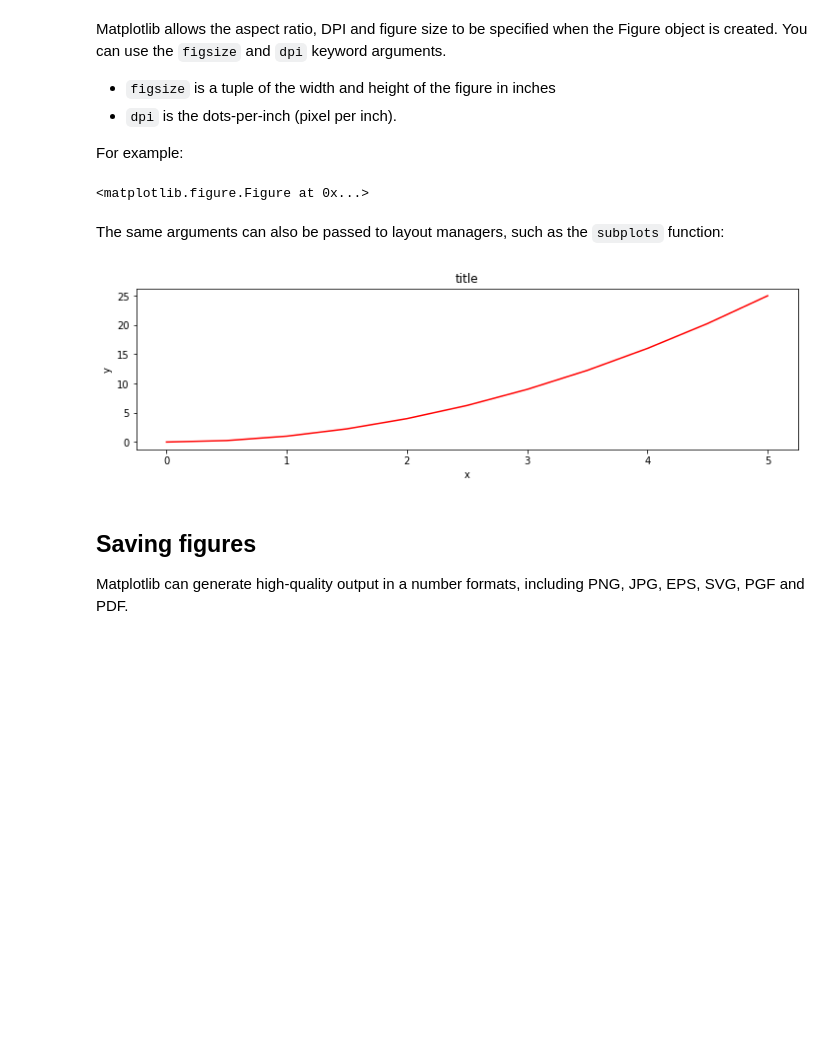
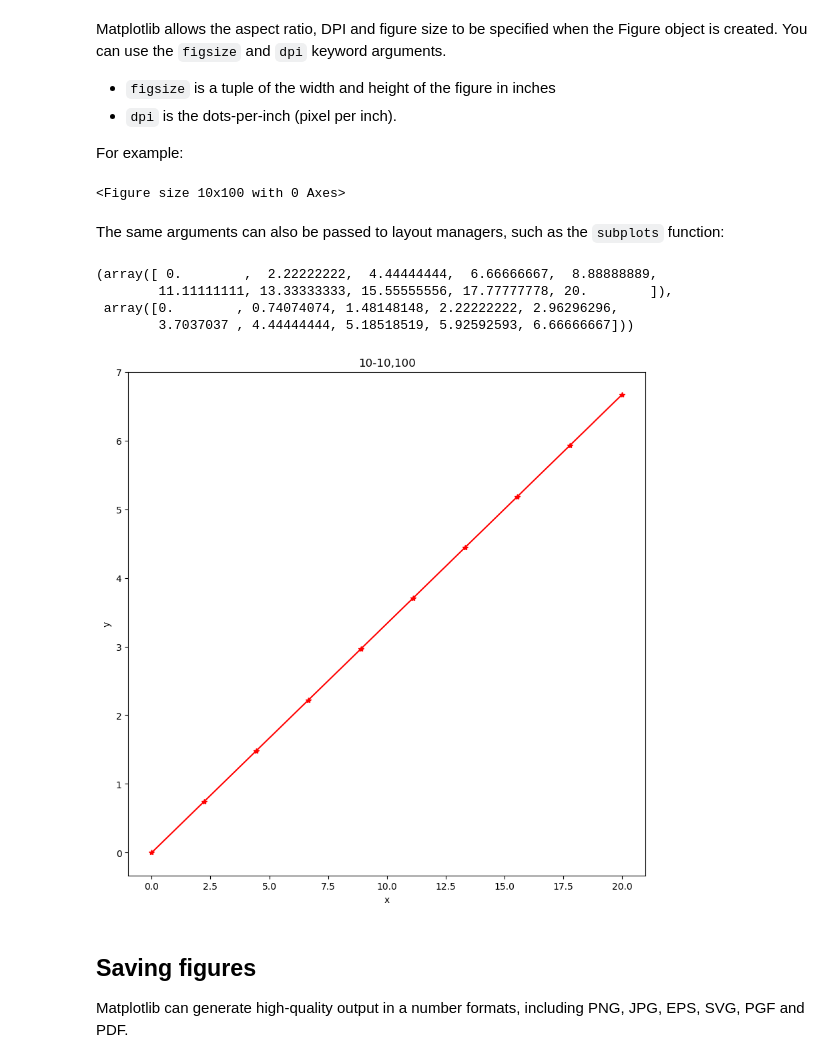
Before and after one commit to harryyifei/Python-Finance, a Jupyter notebook: 04-Visualization-Matplotlib-Pandas/04-01-Matplotlib/Matplotlib Concepts Lecture.ipynb, the cells around one changed output. Cells and saved outputs as stored; diff of their text form; code cells hidden in the pictures; blank space fills up the shorter version.

```diff
--- a/04-Visualization-Matplotlib-Pandas/04-01-Matplotlib/Matplotlib Concepts Lecture.ipynb
+++ b/04-Visualization-Matplotlib-Pandas/04-01-Matplotlib/Matplotlib Concepts Lecture.ipynb
@@ -292,20 +297,35 @@ Matplotlib allows the aspect ratio, DPI and figure size to be specified when the
 
 For example:
 # %%
-fig = plt.figure(figsize=(8,4), dpi=100)
+fig = plt.figure(figsize=(1,10), dpi=10)
 # %% [output]
-<matplotlib.figure.Figure at 0x...>
+<Figure size 10x100 with 0 Axes>
 # %% [markdown]
 The same arguments can also be passed to layout managers, such as the `subplots` function:
+# %%
+import numpy as np
+
+x= np.linspace(0,20,10)
+y= x/3
+
+x,y
+# %% [output]
+(array([ 0.        ,  2.22222222,  4.44444444,  6.66666667,  8.88888889,
+        11.11111111, 13.33333333, 15.55555556, 17.77777778, 20.        ]),
+ array([0.        , 0.74074074, 1.48148148, 2.22222222, 2.96296296,
+        3.7037037 , 4.44444444, 5.18518519, 5.92592593, 6.66666667]))
 # %%
-fig, axes = plt.subplots(figsize=(12,3))
+fig, axes = plt.subplots(figsize=(10,10),dpi=100)
 
-axes.plot(x, y, 'r')
+
+axes.plot(x, y, 'r*-')
 axes.set_xlabel('x')
 axes.set_ylabel('y')
-axes.set_title('title');
+axes.set_title('10-10,100')
+
+plt.show()
 # %% [output]
-[figure, old version]
+[figure, new version]
 # %% [markdown]
 ## Saving figures
 Matplotlib can generate high-quality output in a number formats, including PNG, JPG, EPS, SVG, PGF and PDF.
```
Also changed, not shown: parts of 7 cells of this notebook.
